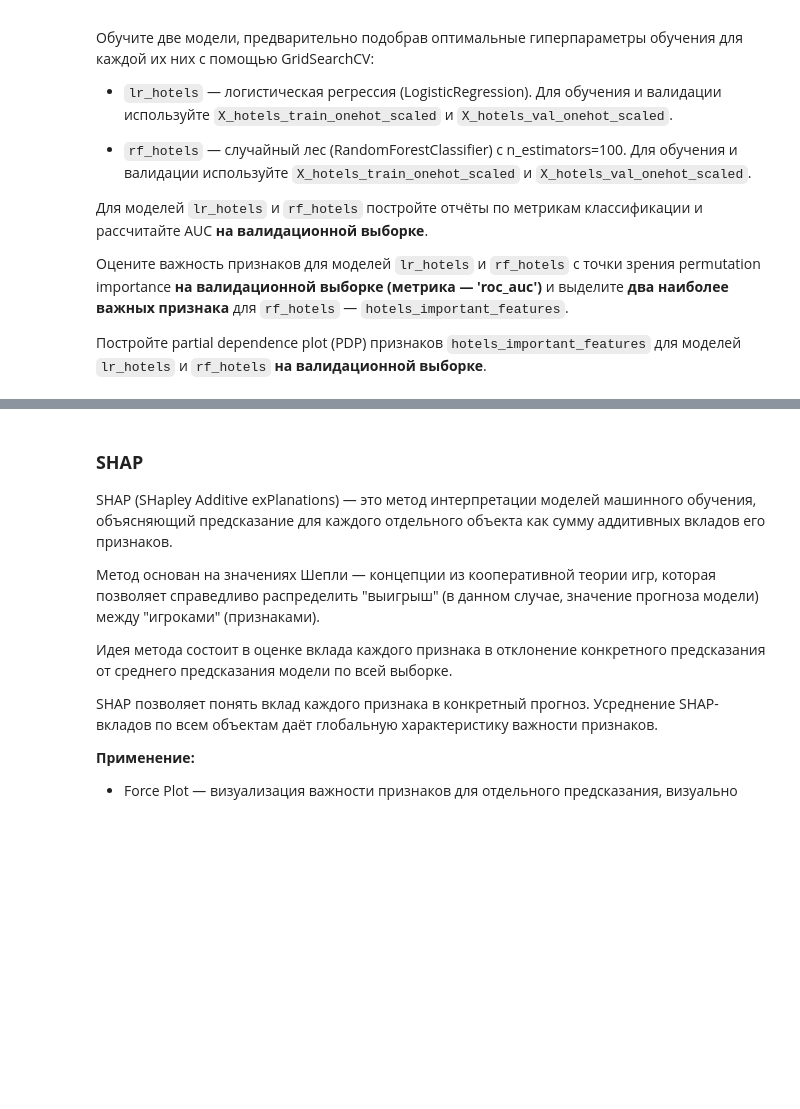
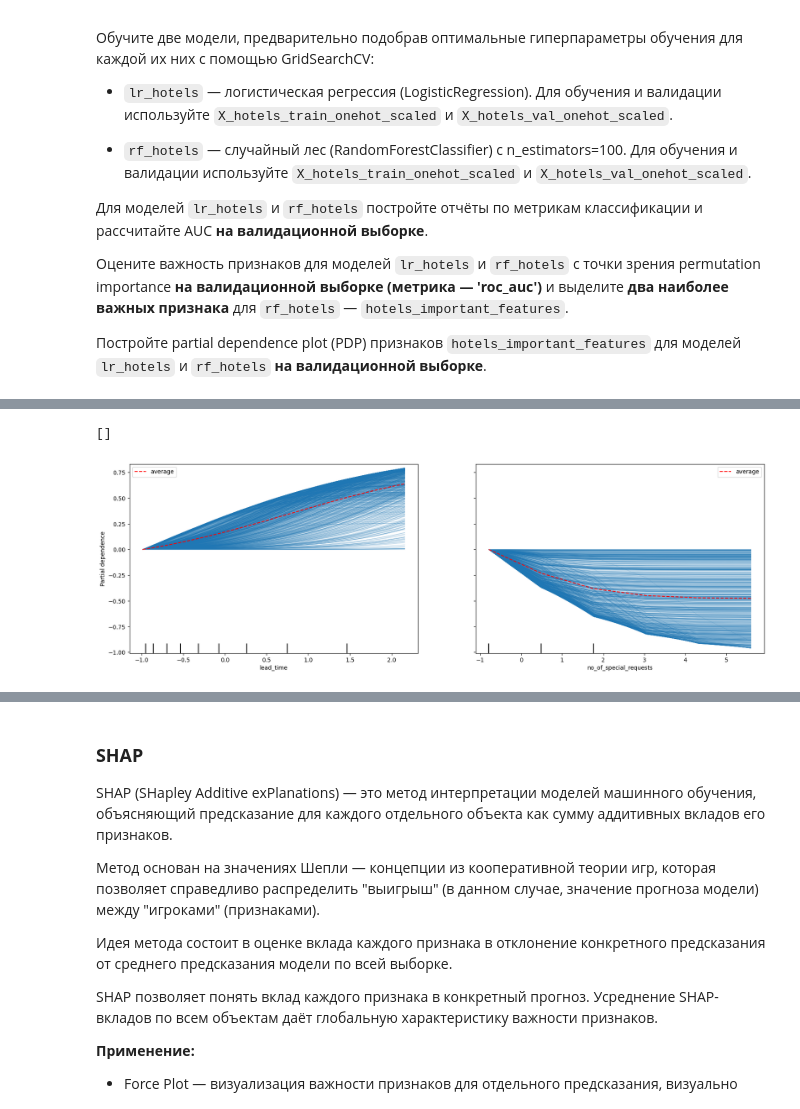
Before and after one commit to ml2me/study, a Jupyter notebook: classic_ML/7/07.Задание.ipynb, the cells around one changed output, grey strips where cells are left out. Saved outputs shown, nothing was run; the diff lists cells and outputs as text; code cells hidden in the pictures; blank space fills up the shorter version.

```diff
--- a/classic_ML/7/07.Задание.ipynb
+++ b/classic_ML/7/07.Задание.ipynb
@@ -614,5 +685,11 @@ lr_hotels = ...
 n_iter = 5
 scoring = 'roc_auc'
 
-perm_lr_hotels = ...
-eli5.show_weights(..., top=len(hotels_onehot_scaled_cols))
+perm_lr_hotels = PermutationImportance(
+    estimator=lr_hotels,
+    scoring=scoring,
+    n_iter=n_iter,
+    random_state=RANDOM_STATE
+)
+perm_lr_hotels.fit(X_hotels_val_onehot_scaled, y_hotels_val)
+eli5.show_weights(perm_lr_hotels, feature_names=hotels_onehot_scaled_cols, top=len(hotels_onehot_scaled_cols))
@@ -628,9 +723,10 @@ params = {
 scoring = 'roc_auc'
 cv = 5
 
-cv_rf_hotels = ...
+cv_rf_hotels = GridSearchCV(RandomForestClassifier(random_state=RANDOM_STATE), params, scoring=scoring, cv=cv, n_jobs=-1)
+cv_rf_hotels.fit(X_hotels_train_onehot_scaled, y_hotels_train)
 
-rf_hotels = ...
+rf_hotels = cv_rf_hotels.best_estimator_
 # %%
 # Постройте отчёт по метрикам классификации для rf_hotels на валидационной выборке
 
@@ -645,6 +752,11 @@ rf_hotels = ...
 n_iter = 5
 scoring = 'roc_auc'
 
-perm_rf_hotels = ...
-
-eli5.show_weights(...)
+perm_rf_hotels = PermutationImportance(
+    estimator=rf_hotels,
+    scoring=scoring,
+    n_iter=n_iter,
+    random_state=RANDOM_STATE
+)
+perm_rf_hotels.fit(X_hotels_val_onehot_scaled, y_hotels_val)
+eli5.show_weights(perm_rf_hotels, feature_names=hotels_onehot_scaled_cols, top=len(hotels_onehot_scaled_cols))
@@ -651,21 +781,24 @@ eli5.show_weights(...)
 # %%
 # Выделите 2 наиболее важных признака для rf_hotels с точки зрения permutation importance в список
 
-hotels_important_features = ...
+hotels_important_features = pd.Series(perm_rf_hotels.feature_importances_, index=hotels_onehot_scaled_cols).nlargest(2).index.tolist()
 # %%
 # Постройте PDP признаков hotels_important_features для lr_hotels на валидационной выборке
 
 fig, ax = plt.subplots(figsize=(20, 6))
 PartialDependenceDisplay.from_estimator(
-    estimator=...,
-    X=...,
+    estimator=lr_hotels,
+    X=X_hotels_val_onehot_scaled,
     features=hotels_important_features,
     centered=True,
     ax=ax,
     kind='both',
     pd_line_kw={'color': 'red'}
 )
 ax.plot()
+# %% [output]
+[]
+[figure, added]
 # %%
 # Постройте PDP признаков hotels_important_features для rf_hotels на валидационной выборке
 
```
Also changed, not shown: parts of 19 cells of this notebook.
